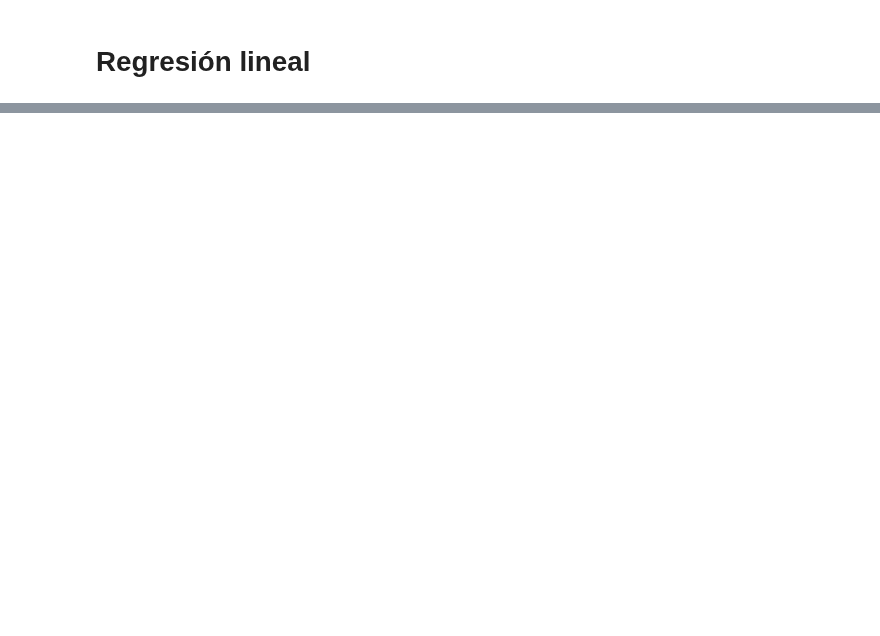
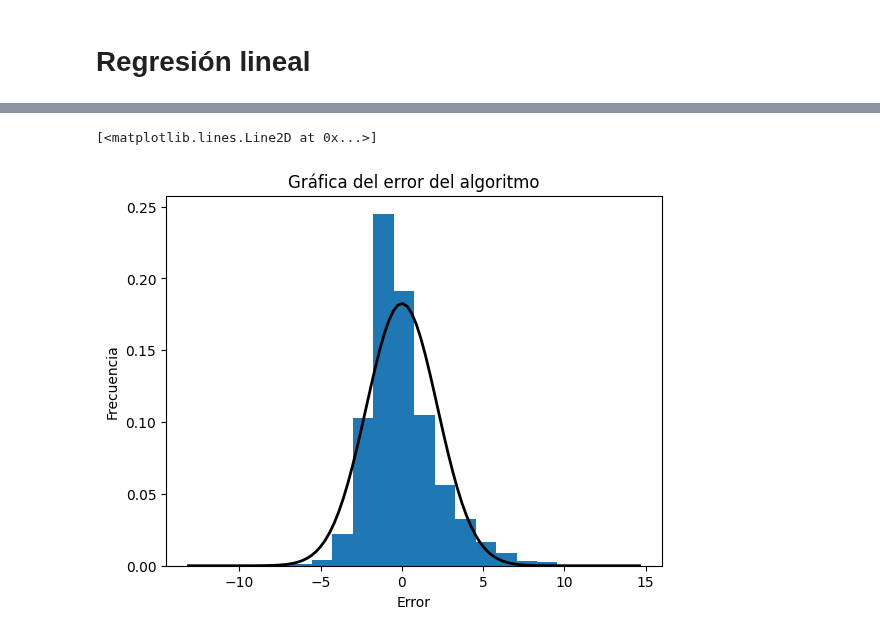
Before and after one commit to gag1005/Mineria-de-datos, a Jupyter notebook: practica3/practica3.ipynb, the cells around one changed output, grey strips where cells are left out. Cells and saved outputs as stored; diff of their text form; code cells hidden in the pictures; blank space fills up the shorter version.

```diff
--- a/practica3/practica3.ipynb
+++ b/practica3/practica3.ipynb
@@ -232,3 +231,22 @@ ValueError: Axis limits cannot be NaN or Inf
+# %%
+
+preds = predictor.predictions(np.concatenate((xTest.to_numpy(), np.ones((xTest.shape[0], 1))), axis=1))
+mu, std = norm.fit(yTest - preds)
+
+plt.hist(yTest - preds, bins=20, density=True)
+minx, maxx = plt.xlim()
+
+frecs = np.linspace(minx, maxx, 100)
+normal = norm.pdf(x, mu, std)
+
+plt.ylabel('Frecuencia')
+plt.xlabel('Error')
+plt.title('Gráfica del error del algoritmo')
+
+plt.plot(frecs, normal, 'k', linewidth=2)
+# %% [output]
+[<matplotlib.lines.Line2D at 0x...>]
+[figure, added]
 # %%
 # print(classifier.predictions(xTest.to_numpy()))
 
```
Also changed, not shown: parts of 18 cells of this notebook, 1 other file.
